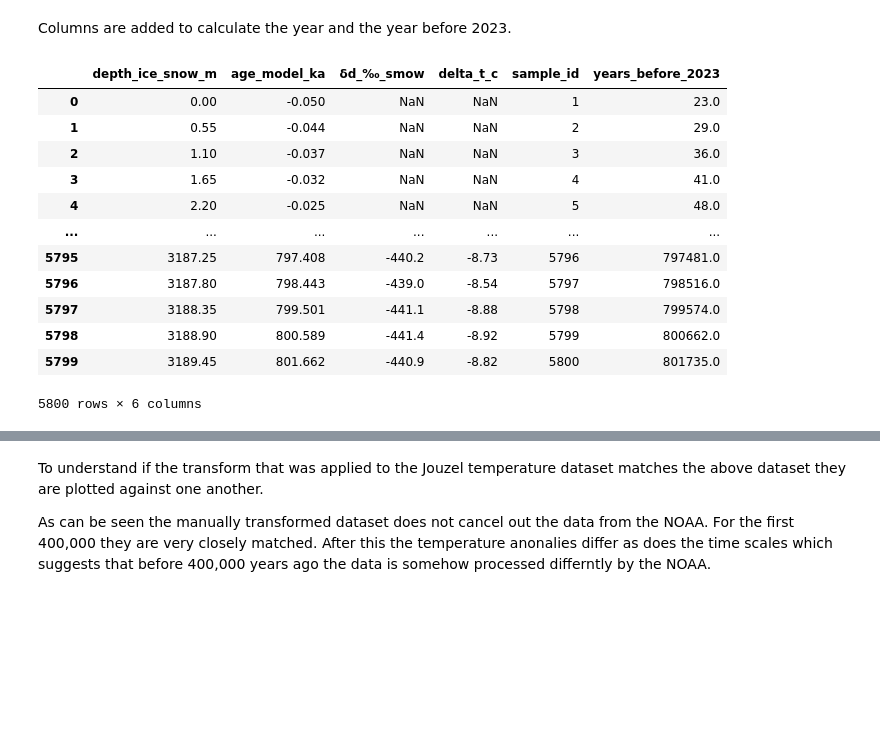
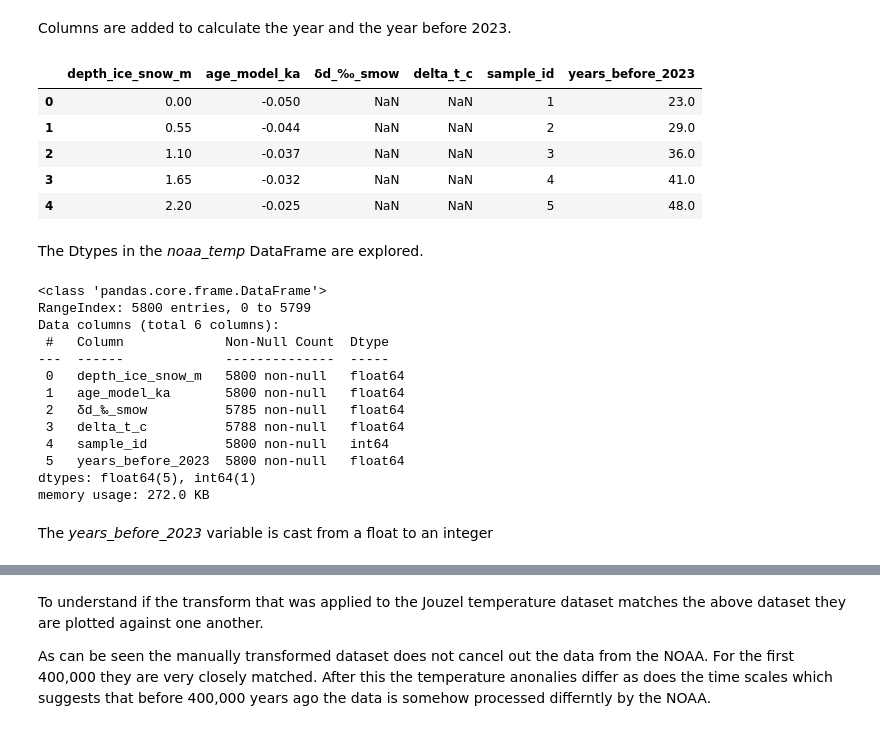
Before and after one commit to humphs078/Owner-avatar-programming_for_data_analysis_assignment_2, a Jupyter notebook: rough_work/submission.ipynb, the cells around one changed output, grey strips where cells are left out. Drawn from its saved outputs; the diff is of its cells as text; code cells hidden in the pictures; blank space fills up the shorter version.

```diff
--- a/rough_work/submission.ipynb
+++ b/rough_work/submission.ipynb
@@ -634,18 +671,31 @@ Columns are added to calculate the year and the year before 2023.
 # %%
 noaa_temp['years_before_2023'] = 2023 - (1950-(noaa_temp['age_model_ka']*1000))
 # %%
-noaa_temp
+noaa_temp.head()
 # %% [output]
 |  | depth_ice_snow_m | age_model_ka | δd_‰_smow | delta_t_c | sample_id | years_before_2023 |
 | 0 | 0.00 | -0.050 | NaN | NaN | 1 | 23.0 |
 | 1 | 0.55 | -0.044 | NaN | NaN | 2 | 29.0 |
 | 2 | 1.10 | -0.037 | NaN | NaN | 3 | 36.0 |
 | 3 | 1.65 | -0.032 | NaN | NaN | 4 | 41.0 |
 | 4 | 2.20 | -0.025 | NaN | NaN | 5 | 48.0 |
-| ... | ... | ... | ... | ... | ... | ... |
-| 5795 | 3187.25 | 797.408 | -440.2 | -8.73 | 5796 | 797481.0 |
-| 5796 | 3187.80 | 798.443 | -439.0 | -8.54 | 5797 | 798516.0 |
-| 5797 | 3188.35 | 799.501 | -441.1 | -8.88 | 5798 | 799574.0 |
-| 5798 | 3188.90 | 800.589 | -441.4 | -8.92 | 5799 | 800662.0 |
-| 5799 | 3189.45 | 801.662 | -440.9 | -8.82 | 5800 | 801735.0 |
-5800 rows × 6 columns
+# %% [markdown]
+The Dtypes in the *noaa_temp* DataFrame are explored.
+# %%
+noaa_temp.info()
+# %% [output]
+<class 'pandas.core.frame.DataFrame'>
+RangeIndex: 5800 entries, 0 to 5799
+Data columns (total 6 columns):
+ #   Column             Non-Null Count  Dtype
+---  ------             --------------  -----
+ 0   depth_ice_snow_m   5800 non-null   float64
+ 1   age_model_ka       5800 non-null   float64
+ 2   δd_‰_smow          5785 non-null   float64
+ 3   delta_t_c          5788 non-null   float64
+ 4   sample_id          5800 non-null   int64
+ 5   years_before_2023  5800 non-null   float64
+dtypes: float64(5), int64(1)
+memory usage: 272.0 KB
+# %% [markdown]
+The *years_before_2023* variable is cast from a float to an integer
```
Also changed, not shown: parts of 118 cells of this notebook, 12 other files.
